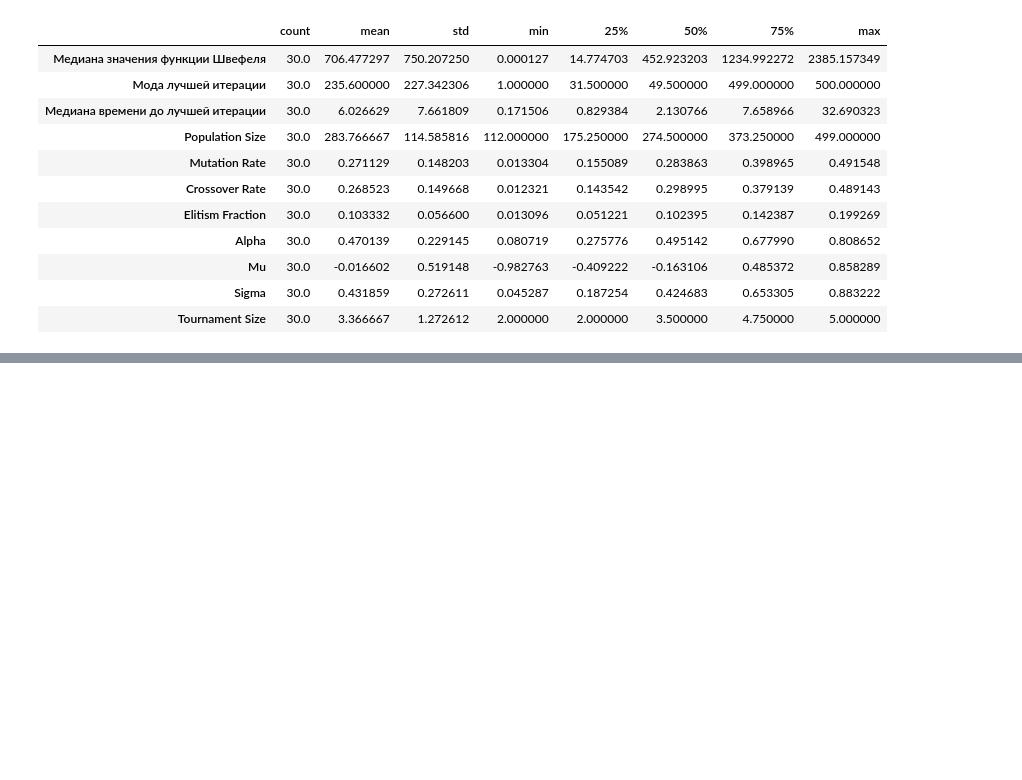
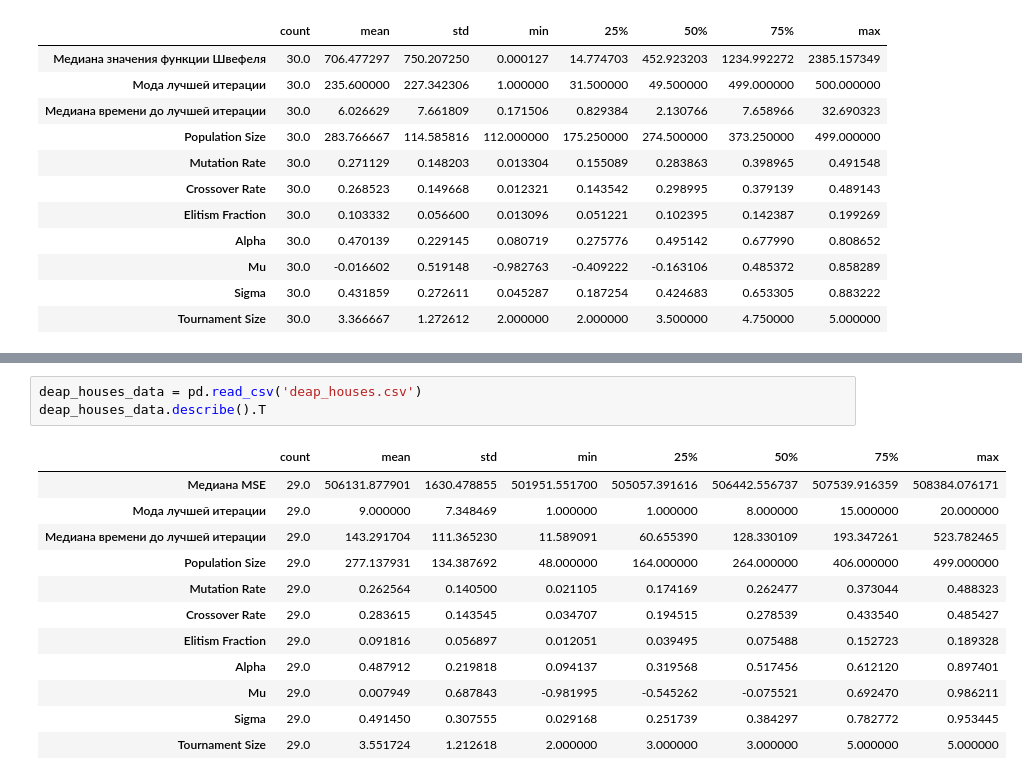
Before and after one commit to dmkravtsov/genalg, a Jupyter notebook: compare.ipynb, the cells around one changed output, grey strips where cells are left out. Cells and saved outputs as stored; diff of their text form; blank space fills up the shorter version.

```diff
--- a/compare.ipynb
+++ b/compare.ipynb
@@ -92,0 +123,16 @@ deap_shvefel_data.describe().T
+# %%
+deap_houses_data = pd.read_csv('deap_houses.csv')
+deap_houses_data.describe().T
+# %% [output]
+|  | count | mean | std | min | 25% | 50% | 75% | max |
+| Медиана MSE | 29.0 | 506131.877901 | 1630.478855 | 501951.551700 | 505057.391616 | 506442.556737 | 507539.916359 | 508384.076171 |
+| Мода лучшей итерации | 29.0 | 9.000000 | 7.348469 | 1.000000 | 1.000000 | 8.000000 | 15.000000 | 20.000000 |
+| Медиана времени до лучшей итерации | 29.0 | 143.291704 | 111.365230 | 11.589091 | 60.655390 | 128.330109 | 193.347261 | 523.782465 |
+| Population Size | 29.0 | 277.137931 | 134.387692 | 48.000000 | 164.000000 | 264.000000 | 406.000000 | 499.000000 |
+| Mutation Rate | 29.0 | 0.262564 | 0.140500 | 0.021105 | 0.174169 | 0.262477 | 0.373044 | 0.488323 |
+| Crossover Rate | 29.0 | 0.283615 | 0.143545 | 0.034707 | 0.194515 | 0.278539 | 0.433540 | 0.485427 |
+| Elitism Fraction | 29.0 | 0.091816 | 0.056897 | 0.012051 | 0.039495 | 0.075488 | 0.152723 | 0.189328 |
+| Alpha | 29.0 | 0.487912 | 0.219818 | 0.094137 | 0.319568 | 0.517456 | 0.612120 | 0.897401 |
+| Mu | 29.0 | 0.007949 | 0.687843 | -0.981995 | -0.545262 | -0.075521 | 0.692470 | 0.986211 |
+| Sigma | 29.0 | 0.491450 | 0.307555 | 0.029168 | 0.251739 | 0.384297 | 0.782772 | 0.953445 |
+| Tournament Size | 29.0 | 3.551724 | 1.212618 | 2.000000 | 3.000000 | 3.000000 | 5.000000 | 5.000000 |
```
Also changed, not shown: parts of 5 cells of this notebook, 1 other file.
